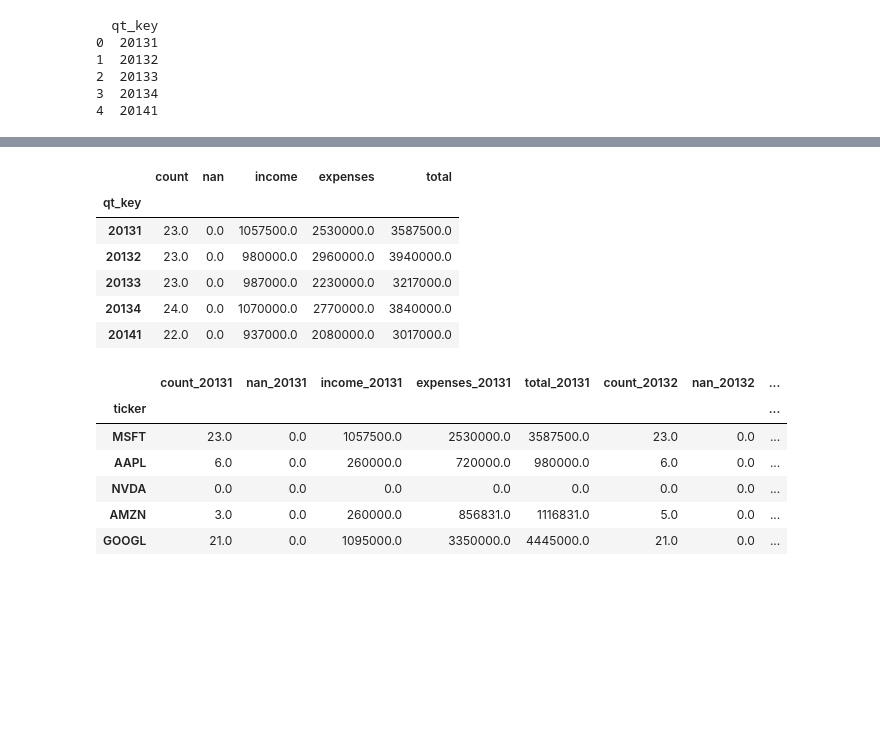
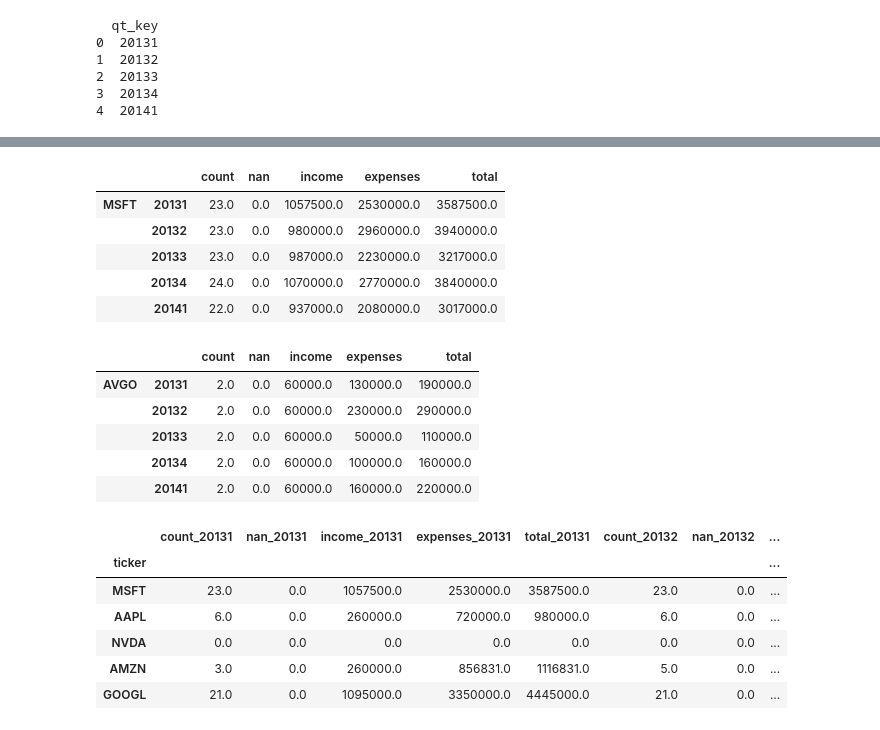
Before and after one commit to edwarddramirez/lobbying-market, a Jupyter notebook: lobbying_eda/combine-lda-market.ipynb, the cells around one changed output, grey strips where cells are left out. Cells and saved outputs as stored; diff of their text form; code cells hidden in the pictures; blank space fills up the shorter version.

Commit message:
methods for merging data are ready

```diff
--- a/lobbying_eda/combine-lda-market.ipynb
+++ b/lobbying_eda/combine-lda-market.ipynb
@@ -63,21 +103,35 @@ qtkey_df.set_index('qt_key',inplace=True)
 # %%
 def make_df_from_ticker (ticker_key):
-    result= qtkey_df
+    multiindex= pd.MultiIndex.from_product([[ticker_key],qtkey_list])
+    result= pd.DataFrame(index=multiindex,columns= propkey_list)
     for prop_key in prop_dict:
         col_list= prop_dict[prop_key]
         value_list=lobby_by_company[prop_dict[prop_key]].loc[ticker_key].values
         result[prop_key]=value_list
     return result
-# %%
-make_df_from_ticker('MSFT').head()
-# %% [output]
-|  | count | nan | income | expenses | total |
-| qt_key |  |  |  |  |  |
-| 20131 | 23.0 | 0.0 | 1057500.0 | 2530000.0 | 3587500.0 |
-| 20132 | 23.0 | 0.0 | 980000.0 | 2960000.0 | 3940000.0 |
-| 20133 | 23.0 | 0.0 | 987000.0 | 2230000.0 | 3217000.0 |
-| 20134 | 24.0 | 0.0 | 1070000.0 | 2770000.0 | 3840000.0 |
-| 20141 | 22.0 | 0.0 | 937000.0 | 2080000.0 | 3017000.0 |
+# %%
+list_of_dfs=[]
+for key in lobby_by_company.index:
+    df_to_add= make_df_from_ticker(key)
+    list_of_dfs.append(df_to_add)
+# %%
+list_of_dfs[0].head()
+# %% [output]
+|  |  | count | nan | income | expenses | total |
+| MSFT | 20131 | 23.0 | 0.0 | 1057500.0 | 2530000.0 | 3587500.0 |
+|  | 20132 | 23.0 | 0.0 | 980000.0 | 2960000.0 | 3940000.0 |
+|  | 20133 | 23.0 | 0.0 | 987000.0 | 2230000.0 | 3217000.0 |
+|  | 20134 | 24.0 | 0.0 | 1070000.0 | 2770000.0 | 3840000.0 |
+|  | 20141 | 22.0 | 0.0 | 937000.0 | 2080000.0 | 3017000.0 |
+# %%
+list_of_dfs[6].head()
+# %% [output]
+|  |  | count | nan | income | expenses | total |
+| AVGO | 20131 | 2.0 | 0.0 | 60000.0 | 130000.0 | 190000.0 |
+|  | 20132 | 2.0 | 0.0 | 60000.0 | 230000.0 | 290000.0 |
+|  | 20133 | 2.0 | 0.0 | 60000.0 | 50000.0 | 110000.0 |
+|  | 20134 | 2.0 | 0.0 | 60000.0 | 100000.0 | 160000.0 |
+|  | 20141 | 2.0 | 0.0 | 60000.0 | 160000.0 | 220000.0 |
 # %%
 lobby_by_company.head()
 # %% [output]
```
Also changed, not shown: parts of 4 cells of this notebook, 4 other files.
